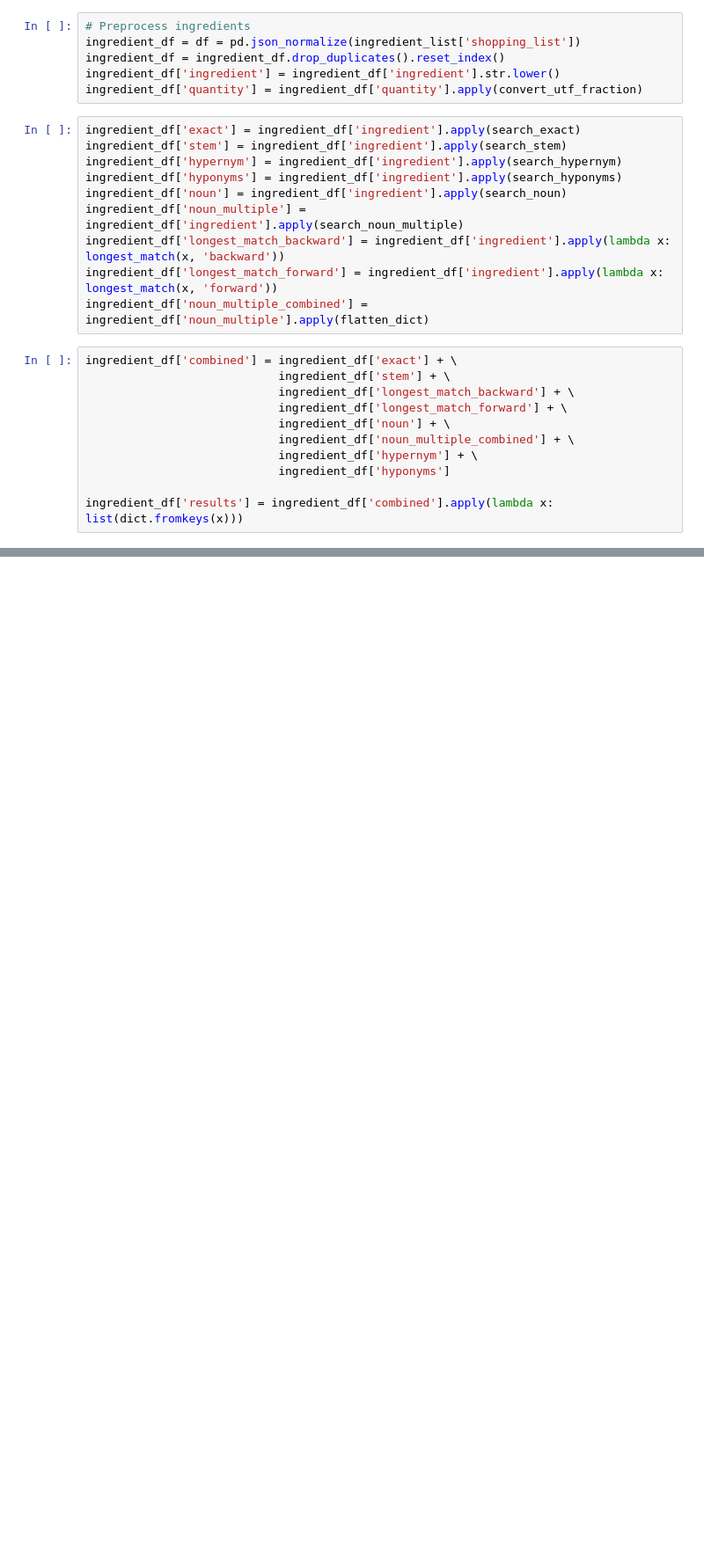
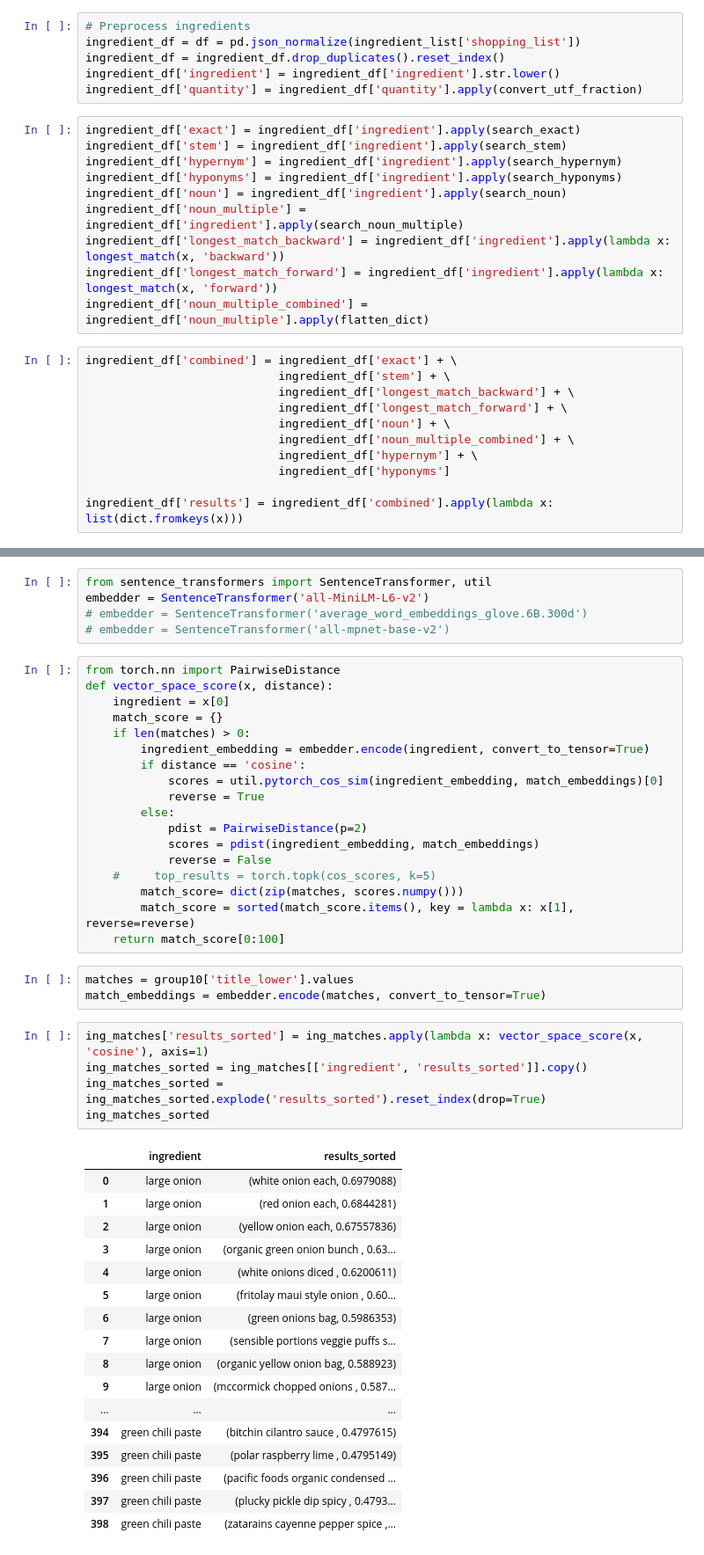
Before and after one commit to dianewoodbridge/target_recipe_project, a Jupyter notebook: code/notebook/search.ipynb, the cells around one changed output, grey strips where cells are left out. Shown at 88% size. Saved outputs shown, nothing was run; the diff lists cells and outputs as text; blank space fills up the shorter version.

```diff
--- a/code/notebook/search.ipynb
+++ b/code/notebook/search.ipynb
@@ -324,0 +426,49 @@ print(json.dumps(json_str, indent=4))
+# %%
+from sentence_transformers import SentenceTransformer, util
+embedder = SentenceTransformer('all-MiniLM-L6-v2')
+# embedder = SentenceTransformer('average_word_embeddings_glove.6B.300d')
+# embedder = SentenceTransformer('all-mpnet-base-v2')
+# %%
+from torch.nn import PairwiseDistance
+def vector_space_score(x, distance):
+    ingredient = x[0]
+    match_score = {}
+    if len(matches) > 0:
+        ingredient_embedding = embedder.encode(ingredient, convert_to_tensor=True)
+        if distance == 'cosine':
+            scores = util.pytorch_cos_sim(ingredient_embedding, match_embeddings)[0]
+            reverse = True
+        else:
+            pdist = PairwiseDistance(p=2)
+            scores = pdist(ingredient_embedding, match_embeddings)
+            reverse = False
+    #     top_results = torch.topk(cos_scores, k=5)
+        match_score= dict(zip(matches, scores.numpy()))
+        match_score = sorted(match_score.items(), key = lambda x: x[1], reverse=reverse)
+    return match_score[0:100]
+# %%
+matches = group10['title_lower'].values
+match_embeddings = embedder.encode(matches, convert_to_tensor=True)
+# %%
+ing_matches['results_sorted'] = ing_matches.apply(lambda x: vector_space_score(x, 'cosine'), axis=1)
+ing_matches_sorted = ing_matches[['ingredient', 'results_sorted']].copy()
+ing_matches_sorted = ing_matches_sorted.explode('results_sorted').reset_index(drop=True)
+ing_matches_sorted
+# %% [output]
+|  | ingredient | results_sorted |
+| 0 | large onion | (white onion each, 0.6979088) |
+| 1 | large onion | (red onion each, 0.6844281) |
+| 2 | large onion | (yellow onion each, 0.67557836) |
+| 3 | large onion | (organic green onion bunch , 0.63... |
+| 4 | large onion | (white onions diced , 0.6200611) |
+| 5 | large onion | (fritolay maui style onion , 0.60... |
+| 6 | large onion | (green onions bag, 0.5986353) |
+| 7 | large onion | (sensible portions veggie puffs s... |
+| 8 | large onion | (organic yellow onion bag, 0.588923) |
+| 9 | large onion | (mccormick chopped onions , 0.587... |
+| ... | ... | ... |
+| 394 | green chili paste | (bitchin cilantro sauce , 0.4797615) |
+| 395 | green chili paste | (polar raspberry lime , 0.4795149) |
+| 396 | green chili paste | (pacific foods organic condensed ... |
+| 397 | green chili paste | (plucky pickle dip spicy , 0.4793... |
+| 398 | green chili paste | (zatarains cayenne pepper spice ,... |
```
Also changed, not shown: parts of 35 cells of this notebook.
